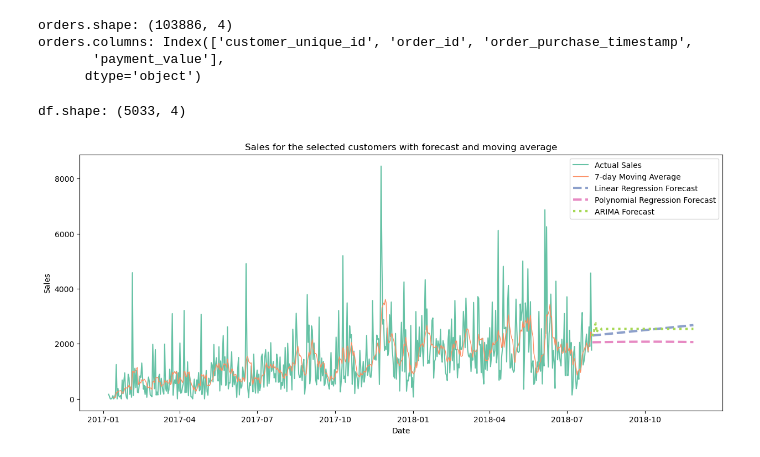
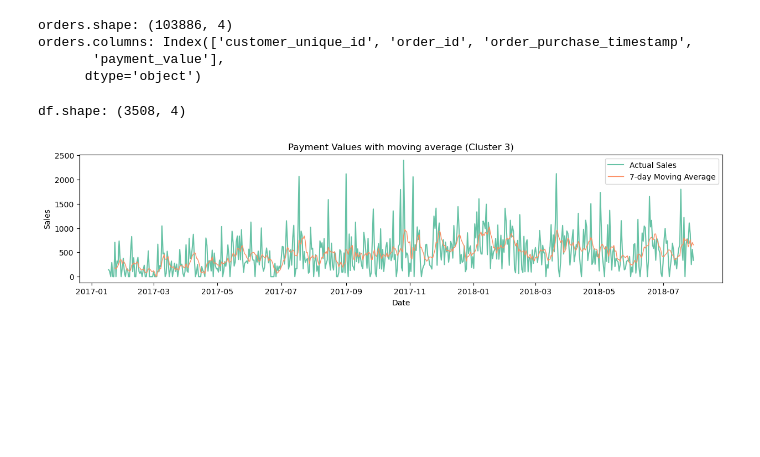
Before and after one commit to Yuki-bach/marketing, a Jupyter notebook: notebooks/sales_analysis_by_cluster.ipynb, the cells around one changed output. Cells and saved outputs as stored; diff of their text form; code cells hidden in the pictures; blank space fills up the shorter version.

Commit message:
feat: sales_analysis - add charts

```diff
--- a/notebooks/sales_analysis_by_cluster.ipynb
+++ b/notebooks/sales_analysis_by_cluster.ipynb
@@ -20,6 +24,6 @@ warnings.simplefilter('ignore', FutureWarning)
 # %%
 # Set the file path here, and "Run All"
-datasets_file_path = "../datasets/df_sample_5000.csv"
+datasets_file_path = "../clusters/cluster_3.csv"
 
 df_tmp = pd.read_csv(datasets_file_path)
 customers = df_tmp["customer_unique_id"]
@@ -62,7 +66,7 @@ orders = orders[
 df = orders[orders['customer_unique_id'].isin(customers)]
 print(f"df.shape: {df.shape}")
 # %% [output]
-df.shape: (5033, 4)
+df.shape: (3508, 4)
 # %%
 def plot_sales_with_forecast_and_moving_average(df, title, future_days):
     df_daily = df.resample("D", on="order_purchase_timestamp").sum()["payment_value"]
@@ -127,12 +131,12 @@ def arima_forecast(df_daily, future_days):
     return model.forecast(steps=future_days), pd.date_range(start=df_daily.index[-1] + pd.Timedelta(days=1), periods=future_days)
 
 def plot_forecasts(df_daily, moving_average, future_sales_lr, future_dates_lr, future_sales_poly, future_dates_poly, future_sales_arima, future_dates_arima, title):
-    plt.figure(figsize=(15, 6))
+    plt.figure(figsize=(15, 3))
     plt.plot(df_daily.index, df_daily, label="Actual Sales")
     plt.plot(df_daily.index, moving_average, label="7-day Moving Average", linestyle="-", linewidth=1)
-    plt.plot(future_dates_lr, future_sales_lr, label="Linear Regression Forecast", linestyle="--", linewidth=3)
-    plt.plot(future_dates_poly, future_sales_poly, label="Polynomial Regression Forecast", linestyle="--", linewidth=3)
-    plt.plot(future_dates_arima, future_sales_arima, label="ARIMA Forecast", linestyle=":", linewidth=3)
+    # plt.plot(future_dates_lr, future_sales_lr, label="Linear Regression Forecast", linestyle="--", linewidth=3)
+    # plt.plot(future_dates_poly, future_sales_poly, label="Polynomial Regression Forecast", linestyle="--", linewidth=3)
+    # plt.plot(future_dates_arima, future_sales_arima, label="ARIMA Forecast", linestyle=":", linewidth=3)
     plt.title(title)
     plt.xlabel("Date")
     plt.ylabel("Sales")
@@ -157,8 +161,8 @@ def plot_sales_with_forecast_and_moving_average(df, title, future_days):
 # %%
 plot_sales_with_forecast_and_moving_average(
     df,
-    "Sales for the selected customers with forecast and moving average",
+    "Payment Values with moving average (Cluster 3)",
     120
 )
 # %% [output]
-[figure, old version]
+[figure, new version]
```
Also changed, not shown: parts of 16 cells of this notebook.
